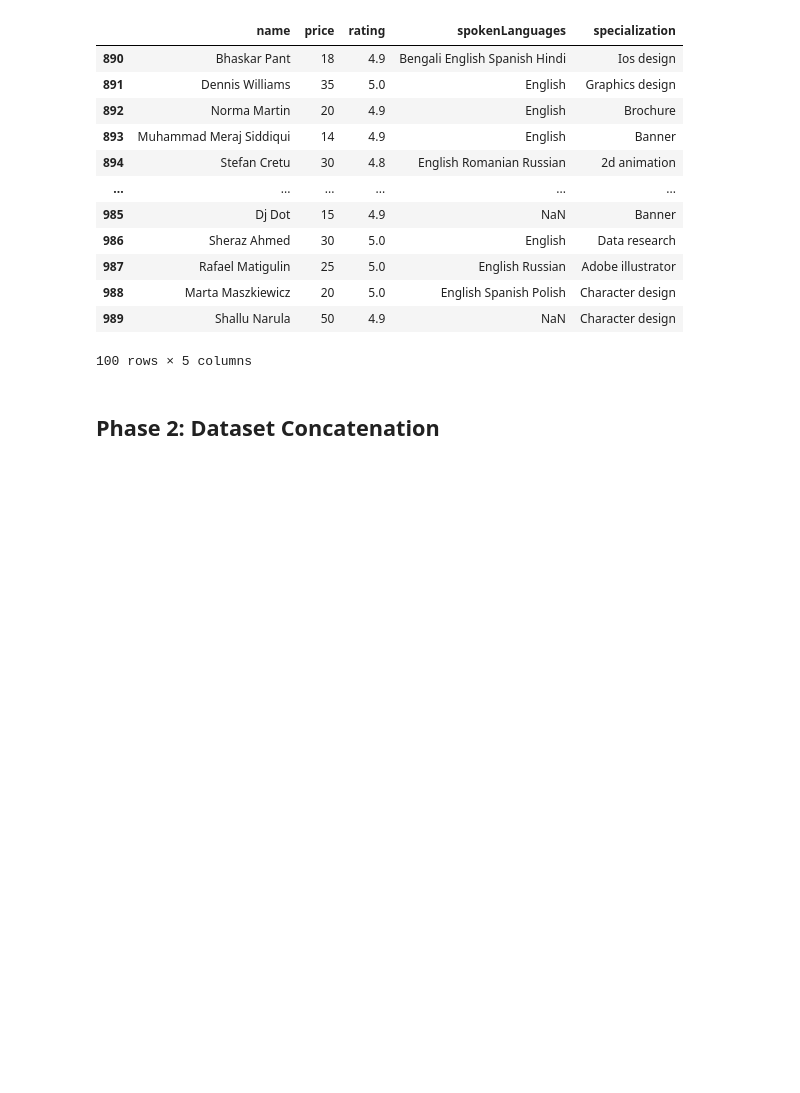
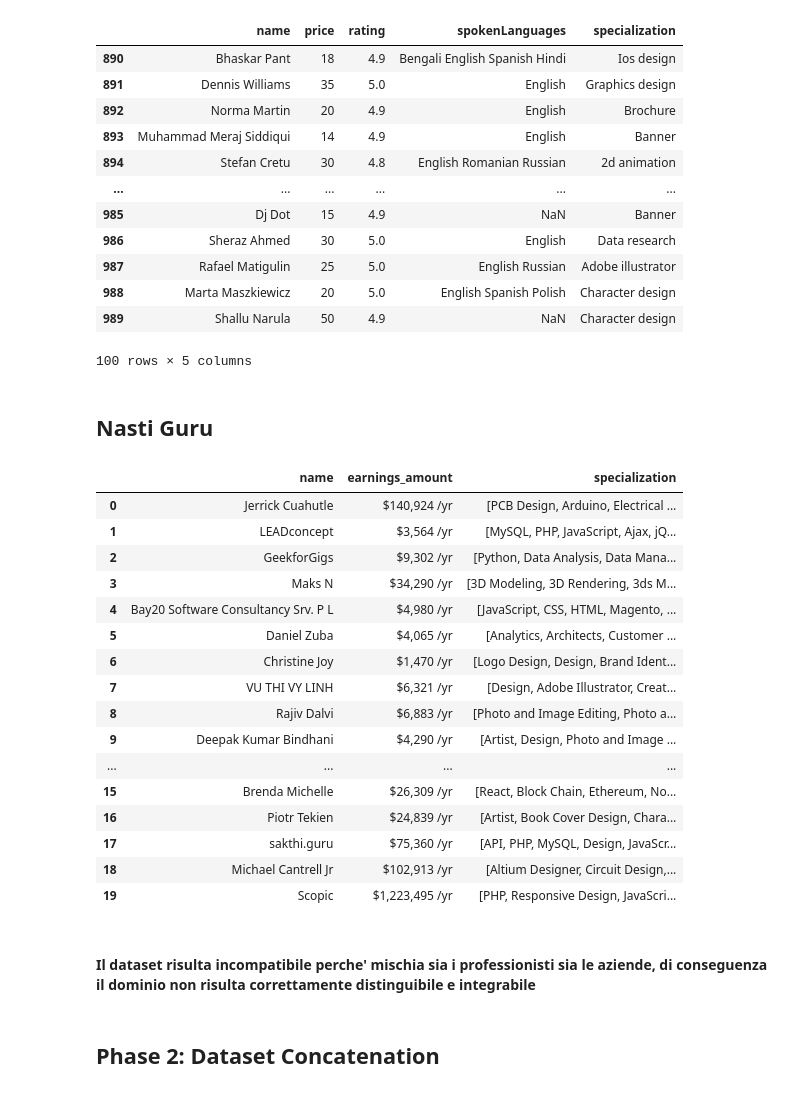
Before and after one commit to samuel-esp/IngDati-Progetto, a Jupyter notebook: SchemaAlignmentProfessionisti.ipynb, the cells around one changed output. Saved outputs shown, nothing was run; the diff lists cells and outputs as text; code cells hidden in the pictures; blank space fills up the shorter version.

```diff
--- a/SchemaAlignmentProfessionisti.ipynb
+++ b/SchemaAlignmentProfessionisti.ipynb
@@ -780,6 +780,35 @@ nastiProfessionist.tail(100)
 | 988 | Marta Maszkiewicz | 20 | 5.0 | English Spanish Polish | Character design |
 | 989 | Shallu Narula | 50 | 4.9 | NaN | Character design |
 100 rows × 5 columns
+# %% [markdown]
+## Nasti Guru
+# %%
+nastiguru = pd.read_json(path_or_buf='sources/professionisti/nastiprofessionals_guru.jsonl', lines=True)
+nastiguru.head()
+toDrop = ["id","feedback","bio","works_terms", "location", "stats"]
+nastiguru= nastiguru.drop(toDrop, axis=1)
+nastiguru.rename(columns={'skills':'specialization'}, inplace=True)
+nastiguru.head(20)
+# %% [output]
+|  | name | earnings_amount | specialization |
+| 0 | Jerrick Cuahutle | $140,924 /yr | [PCB Design, Arduino, Electrical ... |
+| 1 | LEADconcept | $3,564 /yr | [MySQL, PHP, JavaScript, Ajax, jQ... |
+| 2 | GeekforGigs | $9,302 /yr | [Python, Data Analysis, Data Mana... |
+| 3 | Maks N | $34,290 /yr | [3D Modeling, 3D Rendering, 3ds M... |
+| 4 | Bay20 Software Consultancy Srv. P L | $4,980 /yr | [JavaScript, CSS, HTML, Magento, ... |
+| 5 | Daniel Zuba | $4,065 /yr | [Analytics, Architects, Customer ... |
+| 6 | Christine Joy | $1,470 /yr | [Logo Design, Design, Brand Ident... |
+| 7 | VU THI VY LINH | $6,321 /yr | [Design, Adobe Illustrator, Creat... |
+| 8 | Rajiv Dalvi | $6,883 /yr | [Photo and Image Editing, Photo a... |
+| 9 | Deepak Kumar Bindhani | $4,290 /yr | [Artist, Design, Photo and Image ... |
+| ... | ... | ... | ... |
+| 15 | Brenda Michelle | $26,309 /yr | [React, Block Chain, Ethereum, No... |
+| 16 | Piotr Tekien | $24,839 /yr | [Artist, Book Cover Design, Chara... |
+| 17 | sakthi.guru | $75,360 /yr | [API, PHP, MySQL, Design, JavaScr... |
+| 18 | Michael Cantrell Jr | $102,913 /yr | [Altium Designer, Circuit Design,... |
+| 19 | Scopic | $1,223,495 /yr | [PHP, Responsive Design, JavaScri... |
+# %% [markdown]
+#### Il dataset risulta incompatibile perche' mischia sia i professionisti sia le aziende, di conseguenza il dominio non risulta correttamente distinguibile e integrabile
 # %% [markdown]
 ## Phase 2: Dataset Concatenation
 # %%
```
Also changed, not shown: parts of 4 cells of this notebook, 1 other file.
